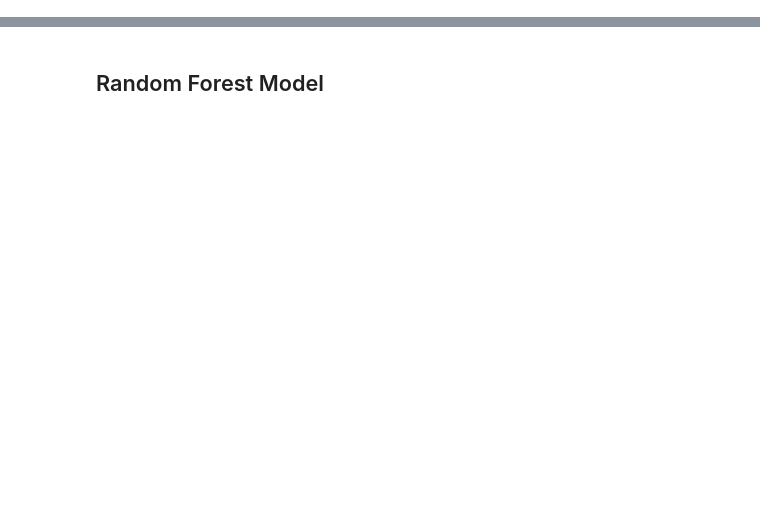
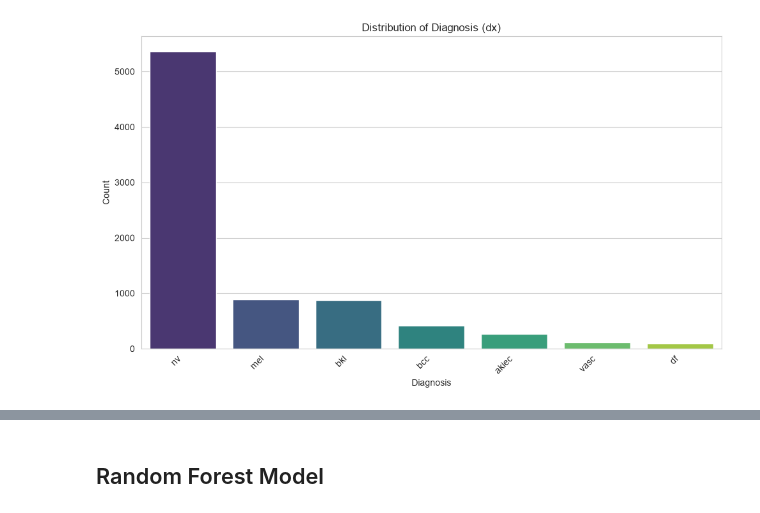
Before and after one commit to Hakunok/CS171-ImageClassifier, a Jupyter notebook: notebooks/eda_processing_split.ipynb, the cells around one changed output, grey strips where cells are left out. Saved outputs shown, nothing was run; the diff lists cells and outputs as text; code cells hidden in the pictures; blank space fills up the shorter version.

```diff
--- a/notebooks/eda_processing_split.ipynb
+++ b/notebooks/eda_processing_split.ipynb
@@ -242,0 +31,16 @@ print(class_weights)
+# %%
+# Download the dataset from Kaggle
+
+DATASET = "kmader/skin-cancer-mnist-ham10000"
+data_dir = Path(kagglehub.dataset_download(DATASET))
+
+print("Dataset directory:", data_dir)
+print("Top-level files/folders:")
+for path in sorted(data_dir.iterdir()):
+    print(" -", path.name)
+
+images_part_1_dir = data_dir / "HAM10000_images_part_1"
+images_part_2_dir = data_dir / "HAM10000_images_part_2"
+
+print("Number of images in 'HAM10000_images_part_1':", len(list(images_part_1_dir.glob("*.jpg"))))
+print("Number of images in 'HAM10000_images_part_2':", len(list(images_part_2_dir.glob("*.jpg"))))
@@ -242,0 +103,8 @@ print(class_weights)
+# %%
+label_encoder = LabelEncoder()
+df["label"] = label_encoder.fit_transform(df["dx"])
+class_names = label_encoder.classes_
+
+print("Classes:", list(enumerate(class_names)))
+print("Full dataset shape:", df.shape)
+print("Unique lesions:", df["lesion_id"].nunique())
@@ -242,0 +279,4 @@ print(class_weights)
+# %%
+print('\nFill missing values in \'age\' with the most common age:')
+train_df['age'] = train_df['age'].fillna(train_df['age'].median())
+display(train_df.isnull().sum())
@@ -242,0 +296,14 @@ print(class_weights)
+# %%
+sns.set_style("whitegrid")
+
+# 1. Distribution of 'dx' (diagnosis)
+plt.figure(figsize=(10, 6))
+sns.countplot(data=train_df, x='dx', order=train_df['dx'].value_counts().index, palette='viridis')
+plt.title('Distribution of Diagnosis (dx)')
+plt.xlabel('Diagnosis')
+plt.ylabel('Count')
+plt.xticks(rotation=45, ha='right')
+plt.tight_layout()
+plt.show()
+# %% [output]
+[figure, added]
```
Also changed, not shown: parts of 39 cells of this notebook, 3 other files.
